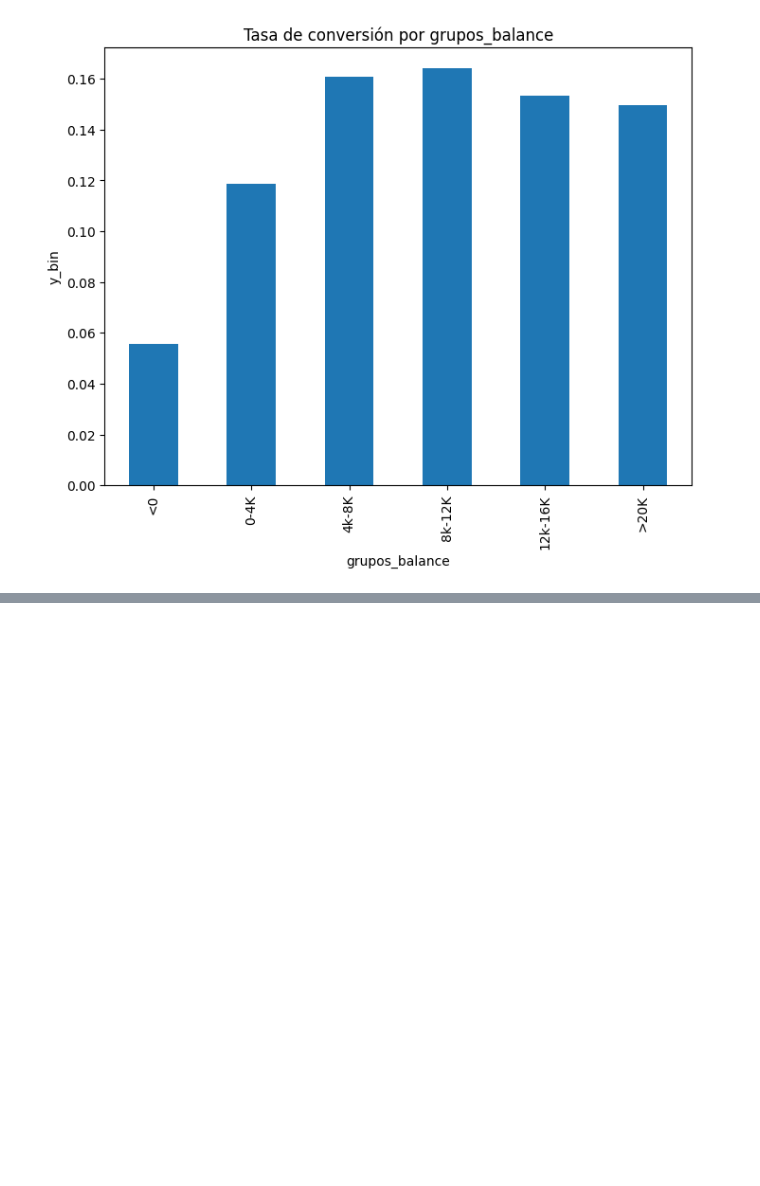
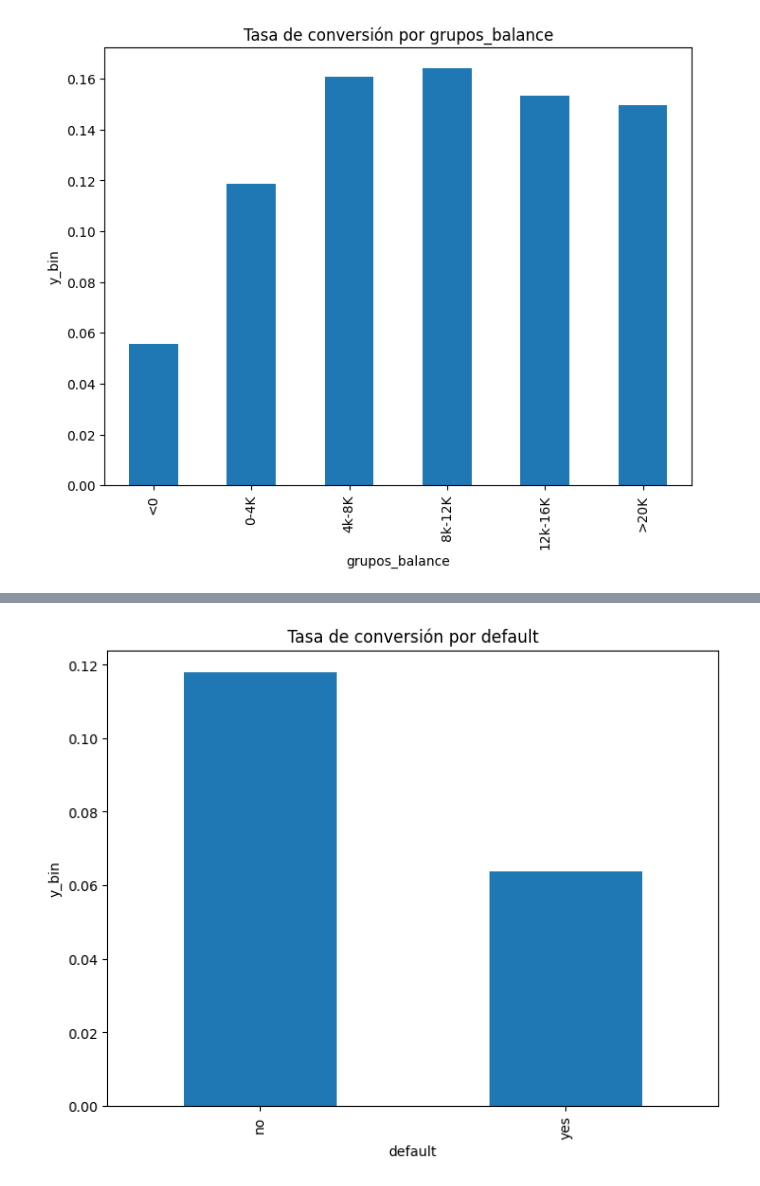
Before and after one commit to EDINSONFINTECH/explodata2, a Jupyter notebook: explodata.ipynb, the cells around one changed output, grey strips where cells are left out. Cells and saved outputs as stored; diff of their text form; code cells hidden in the pictures; blank space fills up the shorter version.

```diff
--- a/explodata.ipynb
+++ b/explodata.ipynb
@@ -257,0 +297,5 @@ KeyError: "['balance'] not found in axis"
+# %%
+# El Siguiente es un analisis a las Variables Categoricas*** Ahora el default***
+graf_tasa_conver("default", "y_bin" , type ="bar")
+# %% [output]
+[figure, added]
```
Also changed, not shown: parts of 9 cells of this notebook.
